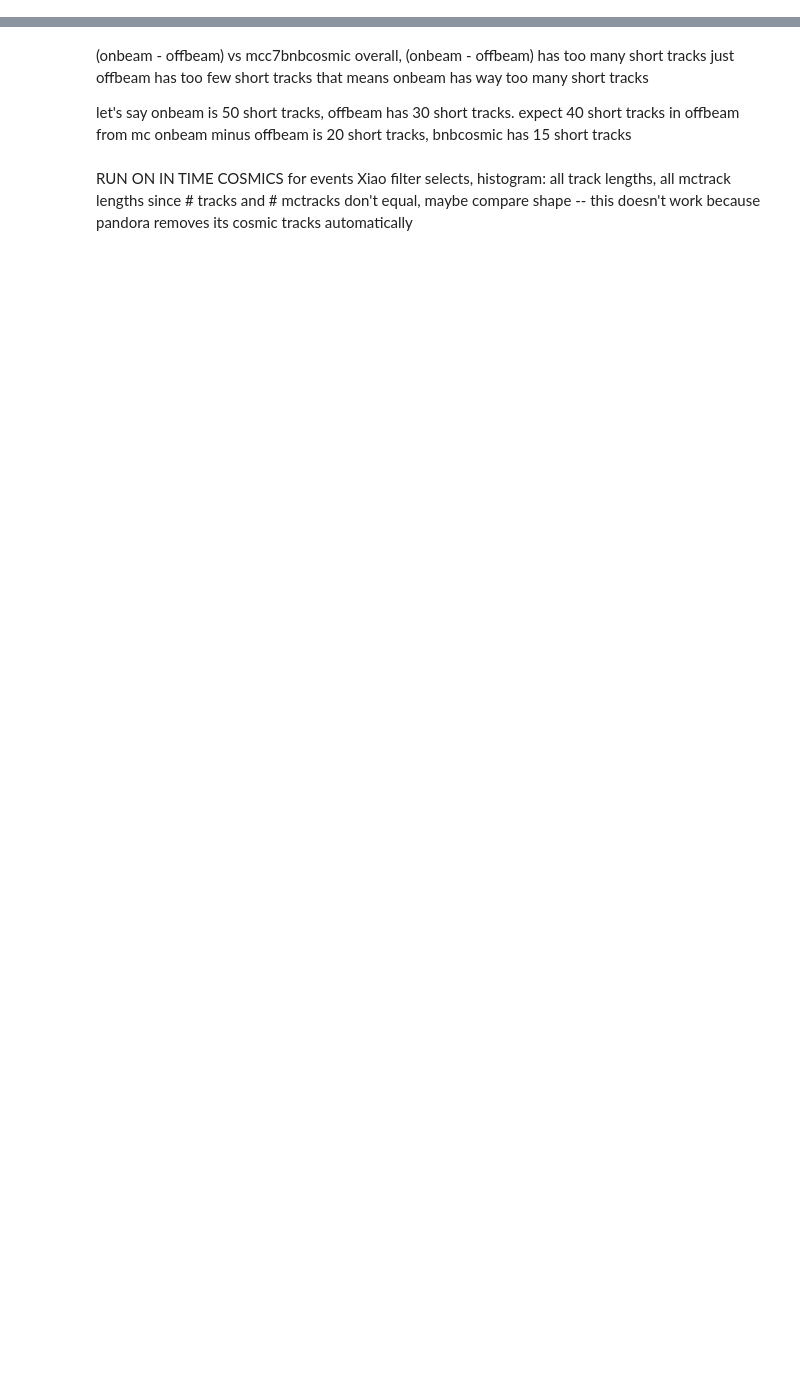
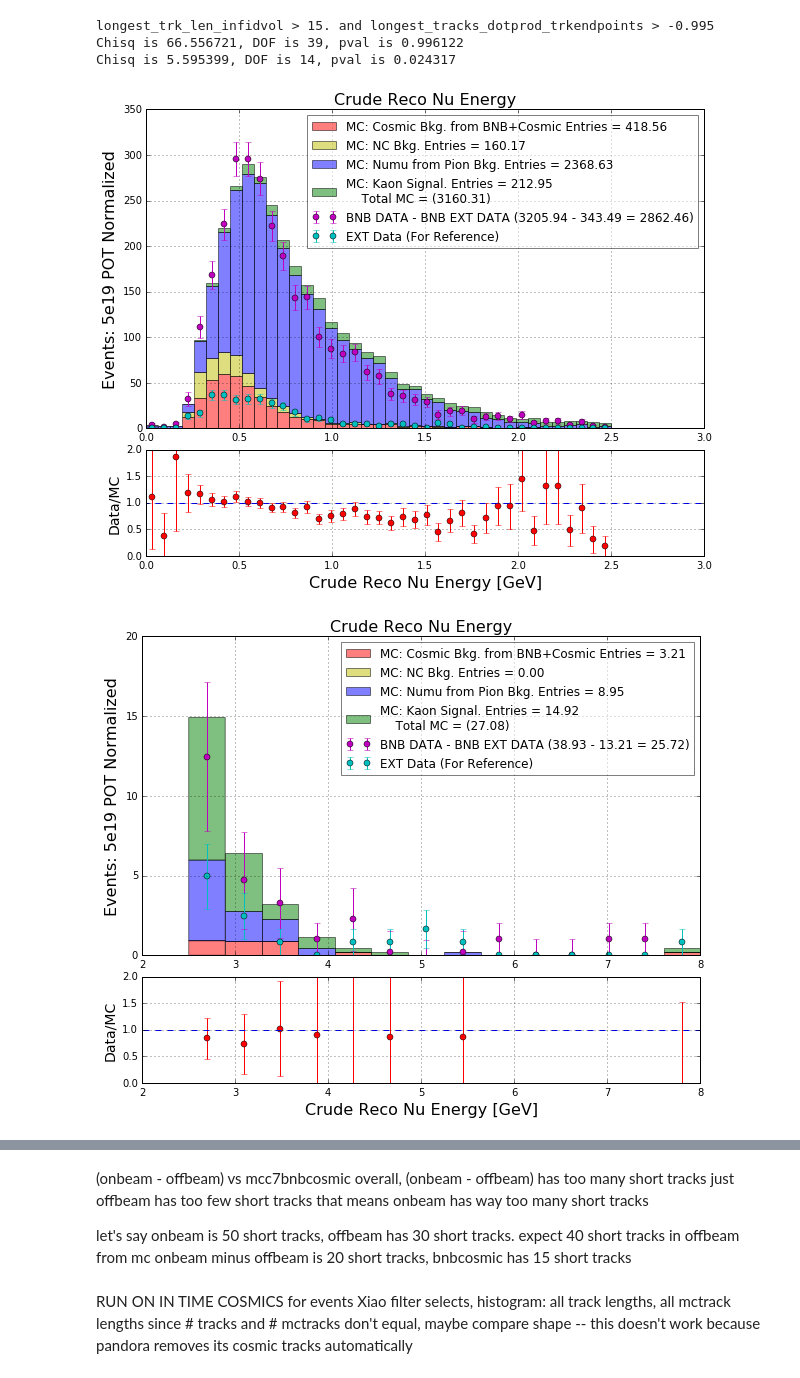
Before and after one commit to kaleko/KalekoAna, a Jupyter notebook: CCInclusive/mac/data_mc_comparisons.ipynb, the cells around one changed output, grey strips where cells are left out. Cells and saved outputs as stored; diff of their text form; code cells hidden in the pictures; blank space fills up the shorter version.

```diff
--- a/CCInclusive/mac/data_mc_comparisons.ipynb
+++ b/CCInclusive/mac/data_mc_comparisons.ipynb
@@ -218,6 +241,8 @@ fart = plt.yscale('log')
 # %%
 def plotVariableComparison(myvar, mybins, myquery, mytitle, myshapeonly = False, myylims = None,\
                            myxlabel = 'test', myylabel = 'test', mylogy = None):
+
+    temp_cosm_scale_weight = 1
 
     fig = plt.figure(figsize=(10,8)) #6
     gs=gridspec.GridSpec(2,1,height_ratios=[3,1])
@@ -248,7 +273,7 @@ def plotVariableComparison(myvar, mybins, myquery, mytitle, myshapeonly = False,
     nphist = None
     if not myshapeonly:
         nphist = np.histogram(myvals_cosm,bins=mybins,
-                              weights=[myweight]*len(myvals_cosm),
+                              weights=[myweight*temp_cosm_scale_weight]*len(myvals_cosm),
                               normed=myshapeonly)
     else:
         nphist = np.histogram(myvals_cosm,bins=mybins,
@@ -309,7 +334,7 @@ def plotVariableComparison(myvar, mybins, myquery, mytitle, myshapeonly = False,
                                % (integral_kaon,integral_cosm+integral_NC+integral_pion+integral_kaon)],
                         alpha=0.5,
                         weights=[#[myweight_intime]*len(myvals_intime),
-                                 [myweight]*len(myvals_cosm),
+                                 [myweight*temp_cosm_scale_weight]*len(myvals_cosm),
                                  [myweight]*len(myvals_NC),
                                  [myweight]*len(myvals_pion),
                                  [myweight]*len(myvals_kaon)],
@@ -542,8 +567,8 @@ def plotVariableComparisonLengthRegions(myvar,mybins,myquery,mytitle,myshapeonly
 # %%
 #rosie
 mylogy = None
-myvar = 'artificial_E'# 'nu_E_estimate'# 'artificial_E_2'
-mybins = np.linspace(0,4,40)
+myvar = 'nu_E_estimate'# 'artificial_E_2'
+mybins = np.linspace(0,2.5,40)
 #mybins = np.linspace(2,8,30)
 mytitlebase = 'Crude Reco Nu Energy'
 myshapeonly = False
@@ -552,14 +577,14 @@ myylabel = 'Events (5e19 POT Normalized)'
 myylims = None#(0,0.2)
 myquery = str.join(' and ',[x for x in mycuts if 'nu_E_estimate' not in x])
 #myquery += ' and longest_trk_len_infidvol > 100'
-myquery += ' and longest_trk_cosy > -0.5 and longest_trk_cosy < 0.5'
+#myquery += ' and longest_trk_cosy > -0.5 and longest_trk_cosy < 0.5'
 #myquery += ' and longest_trk_wiggle < 0.02'
 #myquery += ' and reco_nu_z < 600'
-#myquery += ' and reco_nu_z > 200'
+#myquery += ' and reco_nu_y < 80'
 #myquery += ' and longest_track_end_z < 600'
 
-myquery += ' and not longest_trk_contained'
-
+#myquery += ' and longest_trk_contained'
+#myquery += ' and second_longest_trk_len > 20.'
 #myquery += ' and not MCS_linecut'
 #myquery += ' and longest_trk_contained'
 #myquery += ' and longest_track_end_x_infidvol > 125.'
@@ -570,37 +595,43 @@ plotVariableComparison(myvar,mybins,myquery,mytitle,myshapeonly,myylims,\
                           myxlabel=myxlabel,myylabel=myylabel,mylogy=mylogy)
 
 mybins = np.linspace(1,2,21)
-plotVariableComparison(myvar,mybins,myquery,mytitle,myshapeonly,myylims,\
-                          myxlabel=myxlabel,myylabel=myylabel,mylogy=mylogy)
+#plotVariableComparison(myvar,mybins,myquery,mytitle,myshapeonly,myylims,\
+#                          myxlabel=myxlabel,myylabel=myylabel,mylogy=mylogy)
 
 mybins = np.linspace(2.5,8,15)
 plotVariableComparison(myvar,mybins,myquery,mytitle,myshapeonly,myylims,\
                           myxlabel=myxlabel,myylabel=myylabel,mylogy=mylogy)
 
 #
 #myvar = 'artificial_E_2'
 #mybins = np.linspace(0,1.5,20)
 #mytitlebase = '15% Inflated (MCS ENERGY, DATA ONLY) Energy'
 #myxlabel = mytitlebase
 #mytitle = mytitlebase
 #plotVariableComparison(myvar,mybins,myquery,mytitle,myshapeonly,myylims,\
 #                          myxlabel=myxlabel,myylabel=myylabel,mylogy=mylogy)
 #
 #mybins = np.linspace(1.5,2.5,20)
 #plotVariableComparison(myvar,mybins,myquery,mytitle,myshapeonly,myylims,\
 #                          myxlabel=myxlabel,myylabel=myylabel,mylogy=mylogy)
 #
 #mybins = np.linspace(0,3,32)
 #plotVariableComparison(myvar,mybins,myquery,mytitle,myshapeonly,myylims,\
 #                          myxlabel=myxlabel,myylabel=myylabel,mylogy=mylogy)
 #
 #mybins = np.linspace(1.5,3,20)
 #plotVariableComparison(myvar,mybins,myquery,mytitle,myshapeonly,myylims,\
 #                          myxlabel=myxlabel,myylabel=myylabel,mylogy=mylogy)
 #
 #mybins = np.linspace(2.5,7,10)
 #plotVariableComparison(myvar,mybins,myquery,mytitle,myshapeonly,myylims,\
 #                          myxlabel=myxlabel,myylabel=myylabel,mylogy=mylogy)
+# %% [output]
+longest_trk_len_infidvol > 15. and longest_tracks_dotprod_trkendpoints > -0.995
+Chisq is 66.556721, DOF is 39, pval is 0.996122
+Chisq is 5.595399, DOF is 14, pval is 0.024317
+[figure, added]
+[figure, added]
 # %%
 mylogy = None
 myvar = 'longest_trk_MCS_mom'#arbscaled_MConly'#_scaled_MConly#chopped_straightened'#smeared_MC'# 'artificial_E'
```
Also changed, not shown: parts of 14 cells of this notebook, 3 other files.
